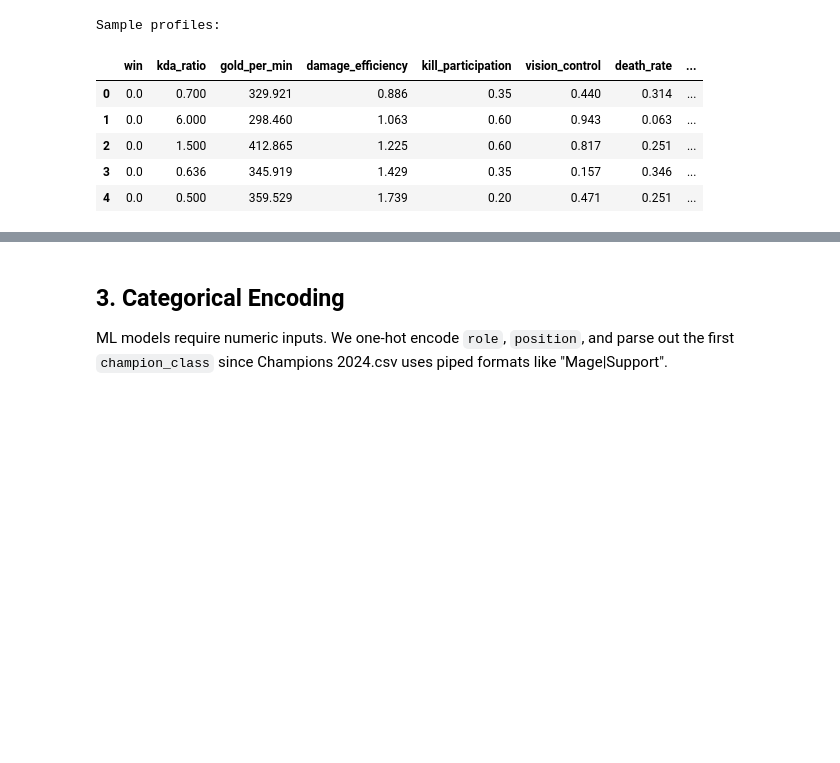
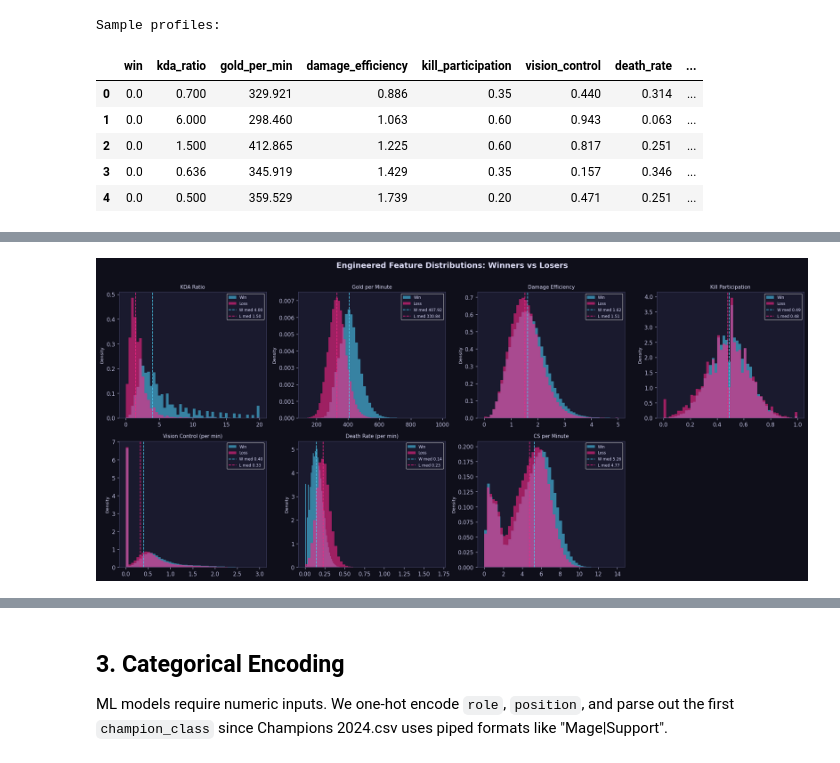
Before and after one commit to afrit-med-rayan/rift-analytics, a Jupyter notebook: notebooks/03_feature_engineering.ipynb, the cells around one changed output, grey strips where cells are left out. Drawn from its saved outputs; the diff is of its cells as text; code cells hidden in the pictures; blank space fills up the shorter version.

Commit message:
feat: enhance notebooks with embedded charts and rich commentary

```diff
--- a/notebooks/03_feature_engineering.ipynb
+++ b/notebooks/03_feature_engineering.ipynb
@@ -129,0 +166,82 @@ Sample profiles:
+# %%
+import matplotlib
+matplotlib.use('Agg')
+import matplotlib.pyplot as plt
+import matplotlib.ticker as mticker
+
+# ── Style consistent with EDA notebook ────────────────────────────────────
+plt.rcParams.update({
+    'figure.facecolor' : '#0f0f1a',
+    'axes.facecolor'   : '#1a1a2e',
+    'axes.edgecolor'   : '#444466',
+    'axes.labelcolor'  : '#e0e0ff',
+    'xtick.color'      : '#c0c0e0',
+    'ytick.color'      : '#c0c0e0',
+    'text.color'       : '#e0e0ff',
+    'grid.color'       : '#2a2a4a',
+    'grid.linestyle'   : '--',
+    'font.family'      : 'sans-serif',
+    'figure.dpi'       : 120,
+})
+WIN_COL  = '#4cc9f0'   # blue
+LOSS_COL = '#f72585'   # pink
+
+PLOTS_DIR = '../data/processed/eda_plots'
+os.makedirs(PLOTS_DIR, exist_ok=True)
+
+def save_fig(name):
+    """Save figure to disk AND embed it inline in the notebook cell output."""
+    import io
+    from IPython.display import display, Image
+    path = f'{PLOTS_DIR}/{name}.png'
+    plt.savefig(path, bbox_inches='tight', facecolor=plt.gcf().get_facecolor())
+    buf = io.BytesIO()
+    plt.savefig(buf, format='png', bbox_inches='tight', facecolor=plt.gcf().get_facecolor())
+    buf.seek(0)
+    display(Image(data=buf.read()))
+    plt.close()
+    print(f'Saved: {path}')
+
+winners = df[df['win'] == 1]
+losers  = df[df['win'] == 0]
+
+fig, axes = plt.subplots(2, 4, figsize=(18, 8))
+fig.suptitle('Engineered Feature Distributions: Winners vs Losers',
+             fontsize=14, fontweight='bold', y=1.01)
+axes = axes.flatten()
+
+features_plot = [
+    ('kda_ratio',         'KDA Ratio',             20),
+    ('gold_per_min',      'Gold per Minute',        None),
+    ('damage_efficiency', 'Damage Efficiency',      5),
+    ('kill_participation','Kill Participation',     None),
+    ('vision_control',    'Vision Control (per min)', 3),
+    ('death_rate',        'Death Rate (per min)',   None),
+    ('cs_per_min',        'CS per Minute',          None),
+]
+
+for i, (feat, label, cap) in enumerate(features_plot):
+    ax = axes[i]
+    w_data = winners[feat].dropna()
+    l_data = losers[feat].dropna()
+    if cap:
+        w_data = w_data.clip(upper=cap)
+        l_data = l_data.clip(upper=cap)
+    ax.hist(w_data, bins=50, alpha=0.6, color=WIN_COL,  label='Win',  density=True)
+    ax.hist(l_data, bins=50, alpha=0.6, color=LOSS_COL, label='Loss', density=True)
+    ax.axvline(w_data.median(), color=WIN_COL,  linestyle='--', linewidth=1.2,
+               label=f'W med {w_data.median():.2f}')
+    ax.axvline(l_data.median(), color=LOSS_COL, linestyle='--', linewidth=1.2,
+               label=f'L med {l_data.median():.2f}')
+    ax.set_title(label, fontsize=9)
+    ax.legend(fontsize=7)
+    ax.set_ylabel('Density', fontsize=8)
+
+# Hide the unused 8th subplot
+axes[7].set_visible(False)
+
+plt.tight_layout()
+save_fig('10_engineered_feature_distributions')
+print('\nPlot shows distribution comparison for all 7 engineered features.')
+# %% [output]
+[figure, added]
```
Also changed, not shown: parts of 8 cells of this notebook, 2 other files.
